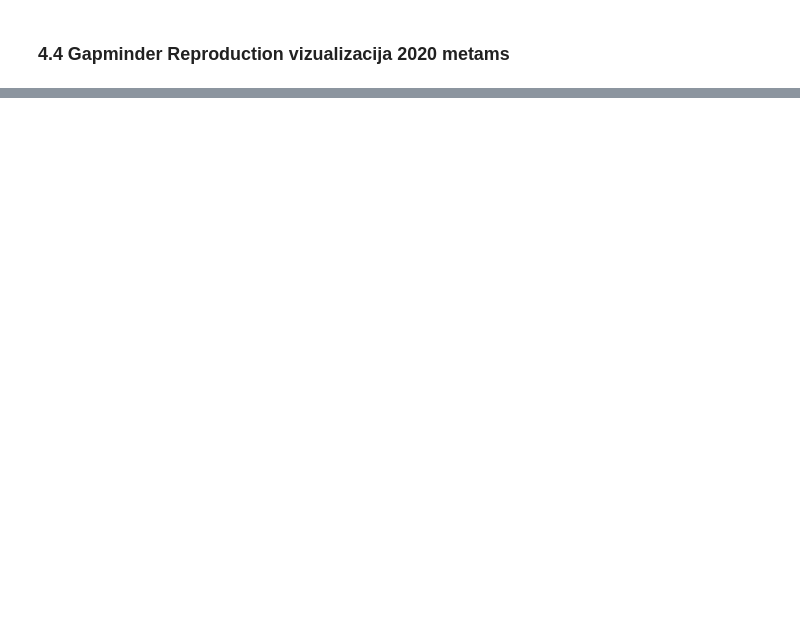
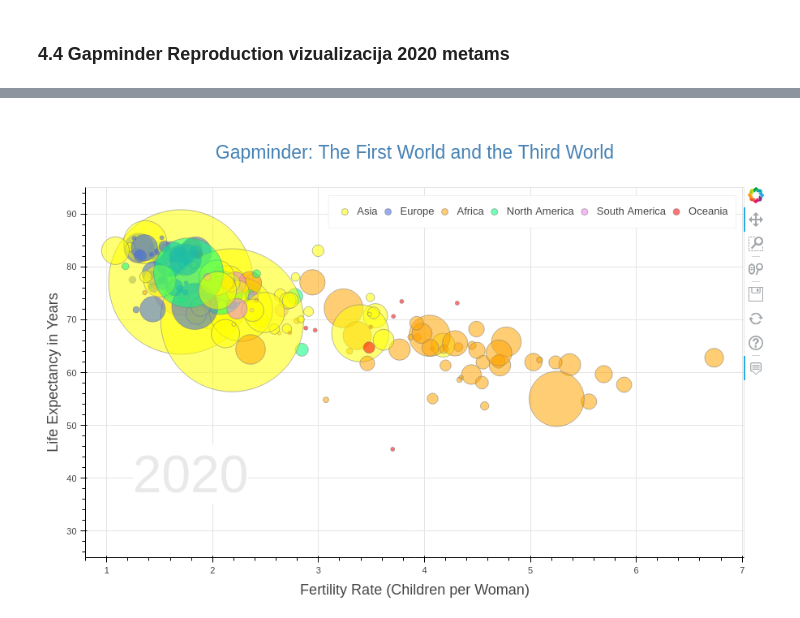
Before and after one commit to lajmcourses/CloningGapminder, a Jupyter notebook: 01_Initial_Data_Analysis.ipynb, the cells around one changed output, grey strips where cells are left out. Cells and saved outputs as stored; diff of their text form; code cells hidden in the pictures; blank space fills up the shorter version.

```diff
--- a/01_Initial_Data_Analysis.ipynb
+++ b/01_Initial_Data_Analysis.ipynb
@@ -895,7 +892,7 @@ p.legend.orientation = "horizontal"
 
 if DISPLAY_PLOT_AS_IMAGE:
     # Export image file
-    img = "plots/gapminder_snapshot_1970.png"
+    img = "plots/gapminder_snapshot_2020.png"
     img_file = export_png(p, filename=img)
 
     # Display image
@@ -907,0 +903 @@ else:
+[figure, added]
```
Also changed, not shown: parts of 7 cells of this notebook.
